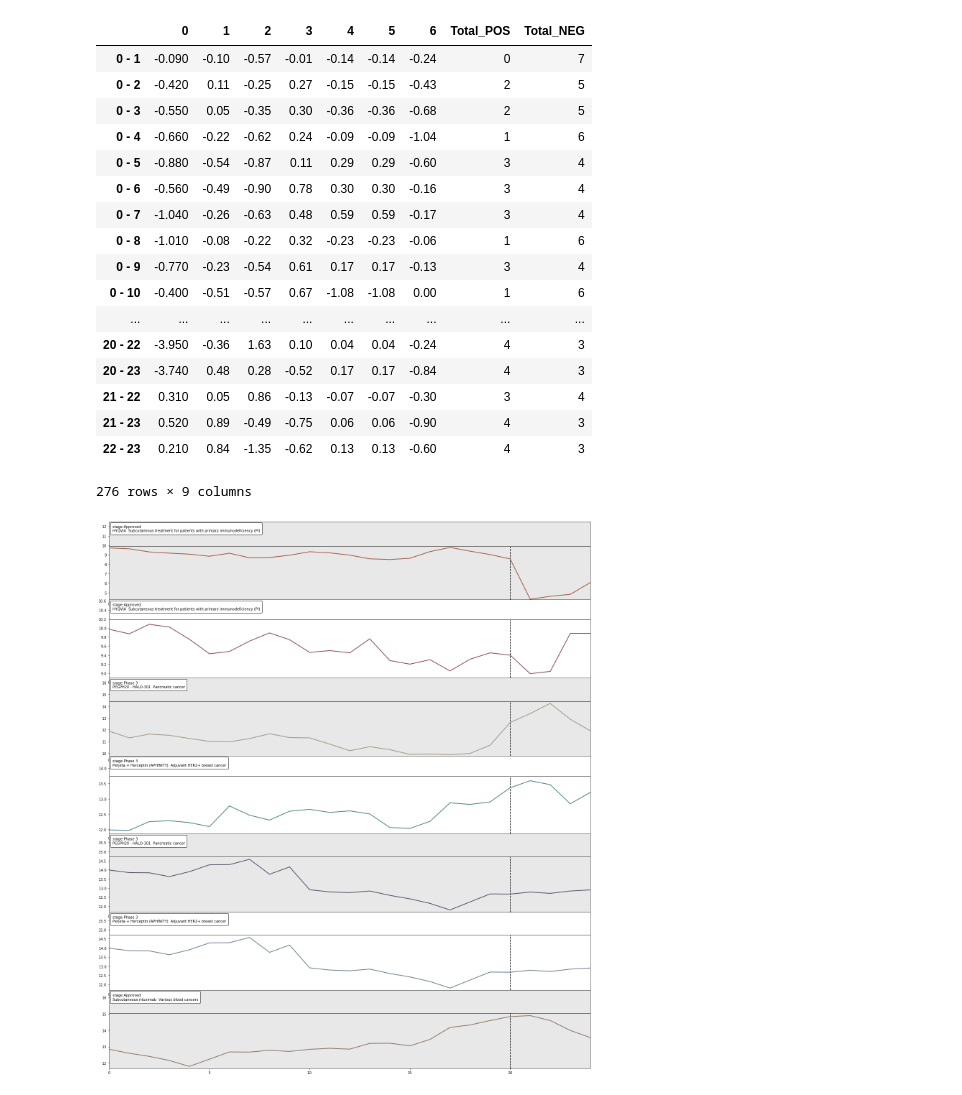
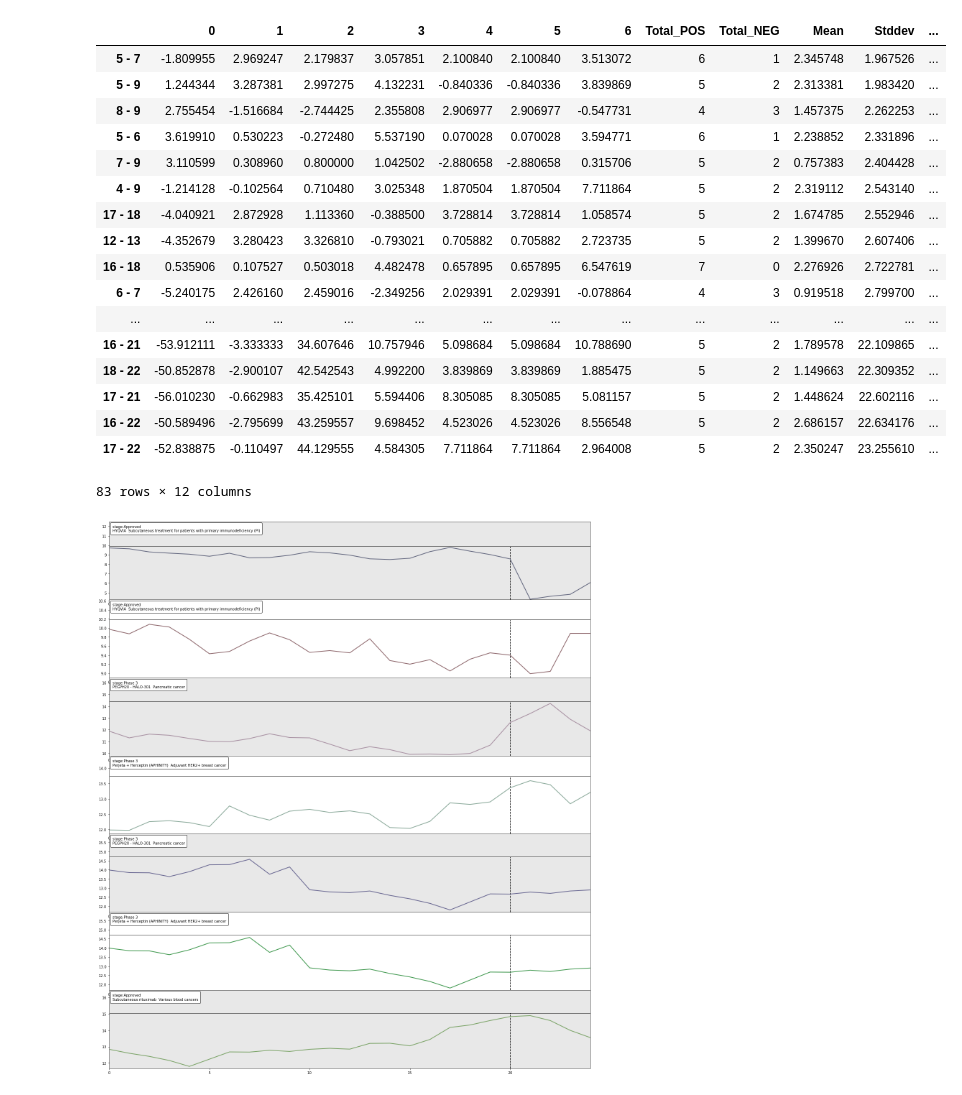
Before and after one commit to automayt/pharmakarma, a Jupyter notebook: PharmaKarma2.ipynb, the cells around one changed output. Saved outputs shown, nothing was run; the diff lists cells and outputs as text; code cells hidden in the pictures.

Commit message:
Update PharmaKarma2.ipynb
Added values to begin real value calculations. Surprising results.

```diff
--- a/PharmaKarma2.ipynb
+++ b/PharmaKarma2.ipynb
@@ -90,51 +90,57 @@ while (count < length):
     axes[count].hlines(allplots[count]["close"].max() * 1.01, allplots[count].head(1).index, allplots[count].tail(1).index, linestyle="-", lw=1, color='black')
     if count % 2 == 0:
         axes[count].set_facecolor((0.91, 0.91, 0.91))
     axes[count].vlines(allplots[count][allplots[count]["pdufa"] == True].index, allplots[count]["close"].min() * .99, allplots[count]["close"].max() * 1.01, linestyle="--", color='black')
     axes[count].plot(allplots[count].index,allplots[count]["close"],c=np.random.uniform(low=.25, high=.7, size=(3,)), lw=2, label=pdufa)
 #     axes[count].axes.get_xaxis().set_visible(False) # remove x axis
     i = 0
     total = len(allplots[count].index) - 1
     d=[]
     ecolumns=[]
     while (i < total):
         n = i + 1
         while (n < total):  # see 14 - 8 = 1.0 !!!
-            rangevalue=(allplots[count].iloc[n]["close"] - allplots[count].iloc[i]["close"])
+            rangevalue=((allplots[count].iloc[n]["close"] - allplots[count].iloc[i]["close"])/allplots[count].iloc[i]["close"] * 100)
             d.append(rangevalue)
 
             rangetest = f"{i} - {n}"
             ecolumns.append(rangetest)
             n=n + 1
         i = i + 1
 
     e.append(d)
     count = count + 1
 #     calcdf = pd.DataFrame(e).transpose()
 testdf=pd.DataFrame(e)
 testdf.columns=ecolumns
 calcdf=testdf.transpose()
 calcdf['Total_POS'] = (calcdf.iloc[:, : len(pdufadf.index)] > 0).sum(axis=1)
 calcdf['Total_NEG'] = (calcdf.iloc[:, : len(pdufadf.index)] <= 0).sum(axis=1)
-calcdf
+calcdf['Mean'] = calcdf.mean(axis=1)
+calcdf['Stddev'] = calcdf.std(axis=1)
+calcdf['Variance'] = calcdf.var(axis=1)
+
+# calcdf[(calcdf['Total_POS'] >= (length - 1)) | (calcdf['Total_NEG'] >= (length - 1))]
+calcdf[(calcdf['Total_POS'] >= calcdf["Total_POS"].max() - 3)].sort_values(by=['Stddev'])
+#CALCULATE ROLLING AVERAGE OR REGRESSION CURVE TO DETERMINE CONSISTENCY OF CURVE AND COMPARE TO TODAY.
 # plt.show()
 # %% [output]
-|  | 0 | 1 | 2 | 3 | 4 | 5 | 6 | Total_POS | Total_NEG |
-| 0 - 1 | -0.090 | -0.10 | -0.57 | -0.01 | -0.14 | -0.14 | -0.24 | 0 | 7 |
-| 0 - 2 | -0.420 | 0.11 | -0.25 | 0.27 | -0.15 | -0.15 | -0.43 | 2 | 5 |
-| 0 - 3 | -0.550 | 0.05 | -0.35 | 0.30 | -0.36 | -0.36 | -0.68 | 2 | 5 |
-| 0 - 4 | -0.660 | -0.22 | -0.62 | 0.24 | -0.09 | -0.09 | -1.04 | 1 | 6 |
-| 0 - 5 | -0.880 | -0.54 | -0.87 | 0.11 | 0.29 | 0.29 | -0.60 | 3 | 4 |
-| 0 - 6 | -0.560 | -0.49 | -0.90 | 0.78 | 0.30 | 0.30 | -0.16 | 3 | 4 |
-| 0 - 7 | -1.040 | -0.26 | -0.63 | 0.48 | 0.59 | 0.59 | -0.17 | 3 | 4 |
-| 0 - 8 | -1.010 | -0.08 | -0.22 | 0.32 | -0.23 | -0.23 | -0.06 | 1 | 6 |
-| 0 - 9 | -0.770 | -0.23 | -0.54 | 0.61 | 0.17 | 0.17 | -0.13 | 3 | 4 |
-| 0 - 10 | -0.400 | -0.51 | -0.57 | 0.67 | -1.08 | -1.08 | 0.00 | 1 | 6 |
-| ... | ... | ... | ... | ... | ... | ... | ... | ... | ... |
-| 20 - 22 | -3.950 | -0.36 | 1.63 | 0.10 | 0.04 | 0.04 | -0.24 | 4 | 3 |
-| 20 - 23 | -3.740 | 0.48 | 0.28 | -0.52 | 0.17 | 0.17 | -0.84 | 4 | 3 |
-| 21 - 22 | 0.310 | 0.05 | 0.86 | -0.13 | -0.07 | -0.07 | -0.30 | 3 | 4 |
-| 21 - 23 | 0.520 | 0.89 | -0.49 | -0.75 | 0.06 | 0.06 | -0.90 | 4 | 3 |
-| 22 - 23 | 0.210 | 0.84 | -1.35 | -0.62 | 0.13 | 0.13 | -0.60 | 4 | 3 |
+|  | 0 | 1 | 2 | 3 | 4 | 5 | 6 | Total_POS | Total_NEG | Mean | Stddev | ... |
+| 5 - 7 | -1.809955 | 2.969247 | 2.179837 | 3.057851 | 2.100840 | 2.100840 | 3.513072 | 6 | 1 | 2.345748 | 1.967526 | ... |
+| 5 - 9 | 1.244344 | 3.287381 | 2.997275 | 4.132231 | -0.840336 | -0.840336 | 3.839869 | 5 | 2 | 2.313381 | 1.983420 | ... |
+| 8 - 9 | 2.755454 | -1.516684 | -2.744425 | 2.355808 | 2.906977 | 2.906977 | -0.547731 | 4 | 3 | 1.457375 | 2.262253 | ... |
+| 5 - 6 | 3.619910 | 0.530223 | -0.272480 | 5.537190 | 0.070028 | 0.070028 | 3.594771 | 6 | 1 | 2.238852 | 2.331896 | ... |
+| 7 - 9 | 3.110599 | 0.308960 | 0.800000 | 1.042502 | -2.880658 | -2.880658 | 0.315706 | 5 | 2 | 0.757383 | 2.404428 | ... |
+| 4 - 9 | -1.214128 | -0.102564 | 0.710480 | 3.025348 | 1.870504 | 1.870504 | 7.711864 | 5 | 2 | 2.319112 | 2.543140 | ... |
+| 17 - 18 | -4.040921 | 2.872928 | 1.113360 | -0.388500 | 3.728814 | 3.728814 | 1.058574 | 5 | 2 | 1.674785 | 2.552946 | ... |
+| 12 - 13 | -4.352679 | 3.280423 | 3.326810 | -0.793021 | 0.705882 | 0.705882 | 2.723735 | 5 | 2 | 1.399670 | 2.607406 | ... |
+| 16 - 18 | 0.535906 | 0.107527 | 0.503018 | 4.482478 | 0.657895 | 0.657895 | 6.547619 | 7 | 0 | 2.276926 | 2.722781 | ... |
+| 6 - 7 | -5.240175 | 2.426160 | 2.459016 | -2.349256 | 2.029391 | 2.029391 | -0.078864 | 4 | 3 | 0.919518 | 2.799700 | ... |
+| ... | ... | ... | ... | ... | ... | ... | ... | ... | ... | ... | ... | ... |
+| 16 - 21 | -53.912111 | -3.333333 | 34.607646 | 10.757946 | 5.098684 | 5.098684 | 10.788690 | 5 | 2 | 1.789578 | 22.109865 | ... |
+| 18 - 22 | -50.852878 | -2.900107 | 42.542543 | 4.992200 | 3.839869 | 3.839869 | 1.885475 | 5 | 2 | 1.149663 | 22.309352 | ... |
+| 17 - 21 | -56.010230 | -0.662983 | 35.425101 | 5.594406 | 8.305085 | 8.305085 | 5.081157 | 5 | 2 | 1.448624 | 22.602116 | ... |
+| 16 - 22 | -50.589496 | -2.795699 | 43.259557 | 9.698452 | 4.523026 | 4.523026 | 8.556548 | 5 | 2 | 2.686157 | 22.634176 | ... |
+| 17 - 22 | -52.838875 | -0.110497 | 44.129555 | 4.584305 | 7.711864 | 7.711864 | 2.964008 | 5 | 2 | 2.350247 | 23.255610 | ... |
-276 rows × 9 columns
+83 rows × 12 columns
 [figure]
```
